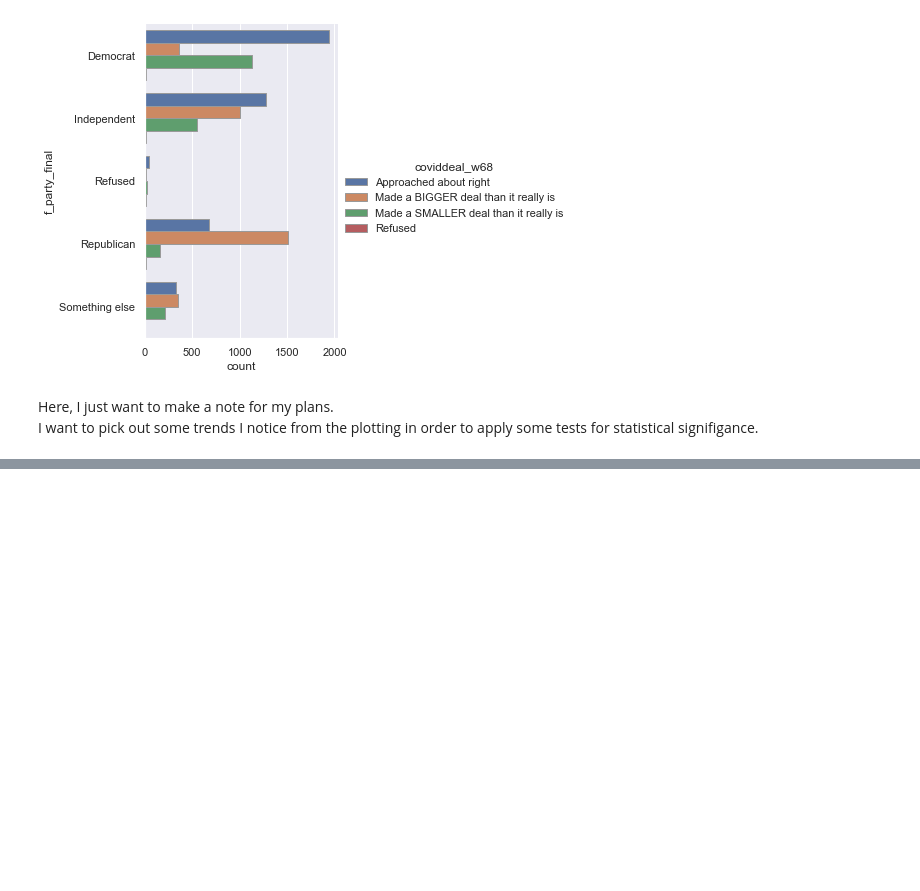
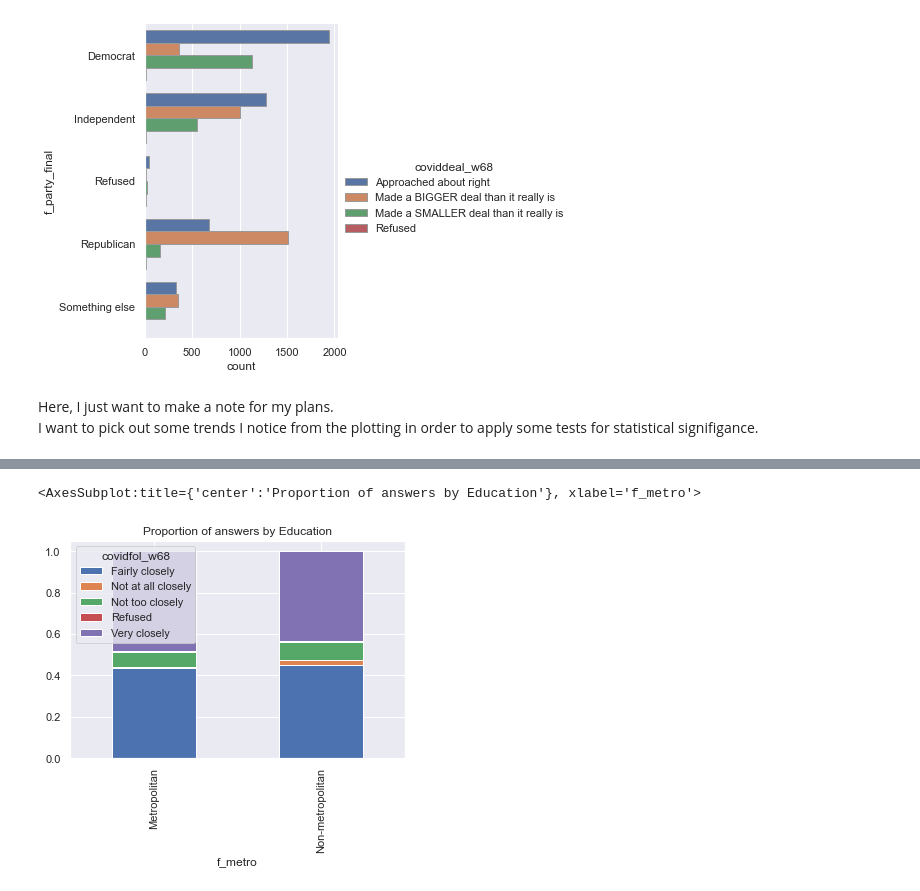
Before and after one commit to Adorism/pew_w68_media_literacy_insights, a Jupyter notebook: eda.ipynb, the cells around one changed output, grey strips where cells are left out. Cells and saved outputs as stored; diff of their text form; code cells hidden in the pictures; blank space fills up the shorter version.

```diff
--- a/eda.ipynb
+++ b/eda.ipynb
@@ -521,0 +538,8 @@ edu_follow
+# %%
+crosstab = pd.crosstab([df68.f_metro], [df68.covidfol_w68], normalize='index')
+crosstab_normalized = crosstab.div(crosstab.sum(1).astype(float), axis=0)
+crosstab_normalized.plot(kind='bar', stacked=True,
+                   title='Proportion of answers by Education')
+# %% [output]
+<AxesSubplot:title={'center':'Proportion of answers by Education'}, xlabel='f_metro'>
+[figure, added]
```
Also changed, not shown: parts of 54 cells of this notebook, 1 other file.
